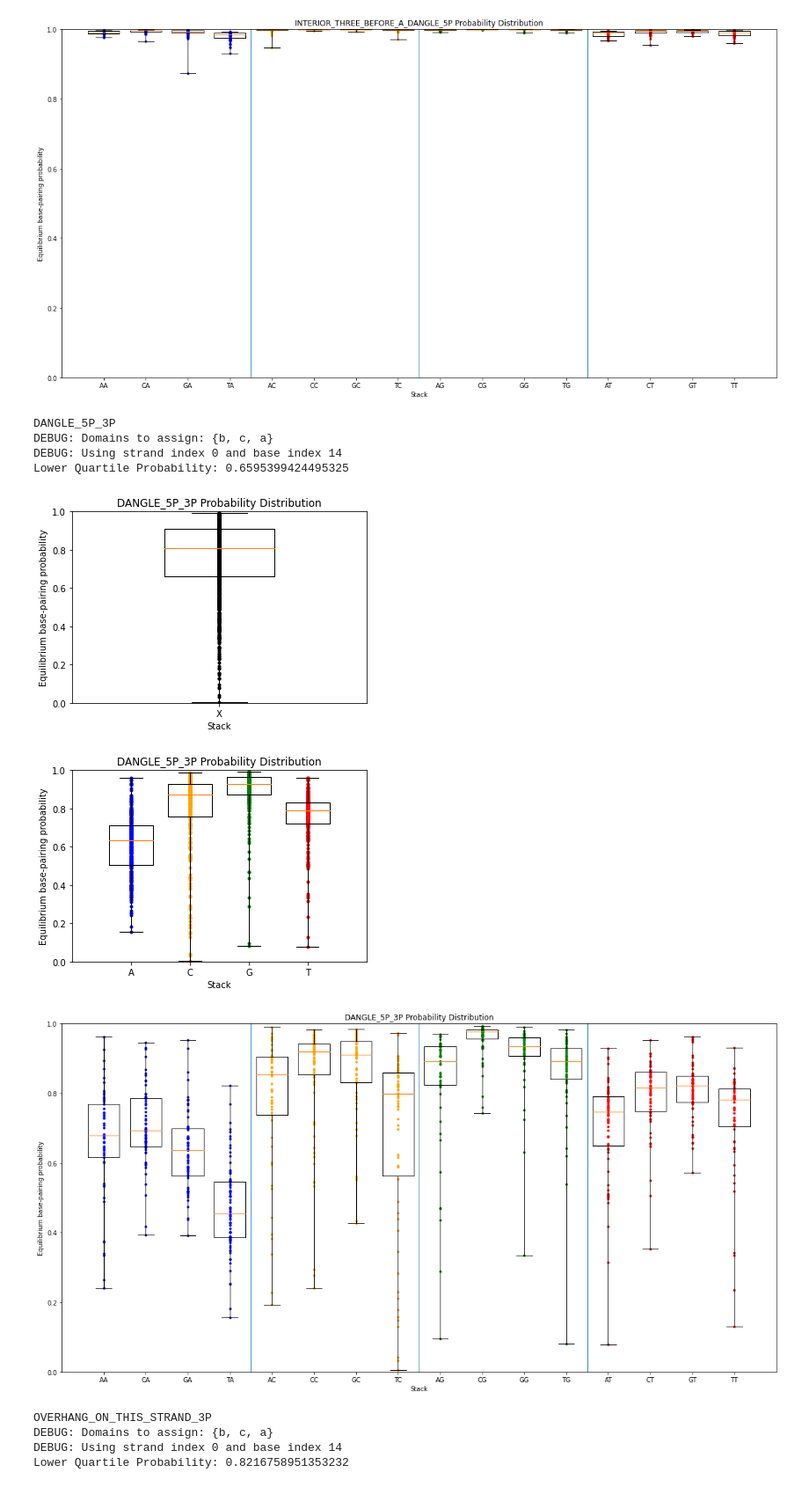
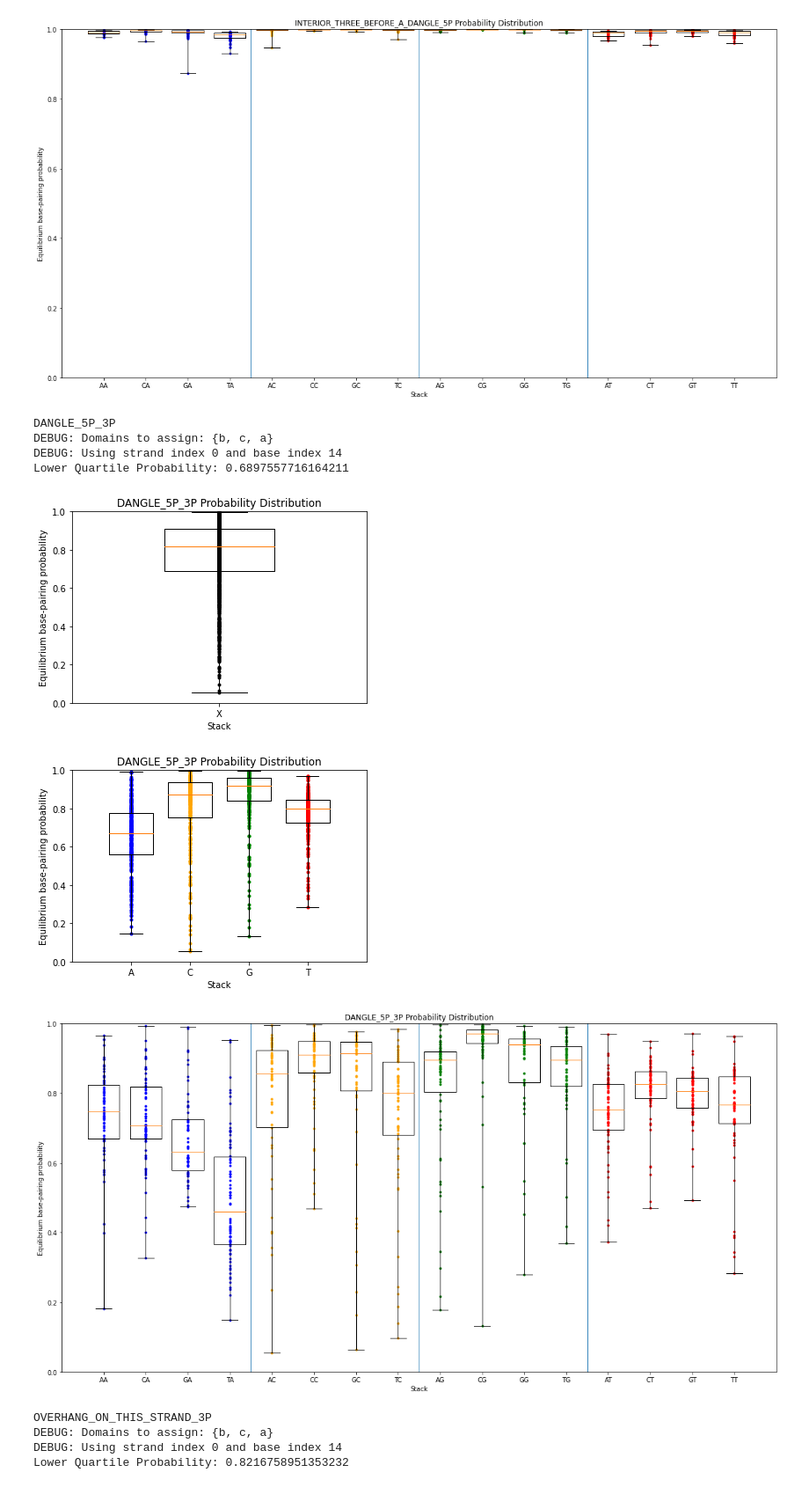
Before and after one commit to UC-Davis-molecular-computing/nuad, a Jupyter notebook: base_pair_probability.ipynb, the cells around one changed output. Shown at 88% size. Drawn from its saved outputs; the diff is of its cells as text; code cells hidden in the pictures.

```diff
--- a/base_pair_probability.ipynb
+++ b/base_pair_probability.ipynb
@@ -631,13 +626,6 @@ Lower Quartile Probability: 0.9916750626310642
 [figure]
 [figure]
 # %%
-# TODO:
-# Single stranded, make it all Ts and all Cs
-# Random sequence subject
-
-# TODO:
-# Overhang of lenth 1 vs overhang of length 15
-
 print('DANGLE_5P_3P')
 #                       a      b
 #                     0  14 15  29
@@ -655,43 +643,41 @@ print('DANGLE_5P_3P')
 #                     base pair
 
 #                       a      b
 #                     0  14 15  29
 #                     |   |  |   |
 #                    [-----##----->
 #                         C
 #                     |||||
 #                         G
 #                    <-----##-----]
 #                     |   |  |   |
 #                     59 45  44  30
 #                       a*    c
 #                         ^
 #                         |
 #                     base pair
 top_strand: dc.Strand = dc.Strand(['a', 'b'], name='top strand')
 bot_strand: dc.Strand = dc.Strand(['c', 'a*'], name='bot strand')
 strands = (top_strand, bot_strand)
 
-# TODO: How many mismatches are needed for dangle?
 mismatches = [
     (StrandBaseAddress(0,15), StrandBaseAddress(1,14)),
-    (StrandBaseAddress(0,16), StrandBaseAddress(1,13)),
-    (StrandBaseAddress(0,17), StrandBaseAddress(1,12)),
-    (StrandBaseAddress(0,18), StrandBaseAddress(1,11)),
-    (StrandBaseAddress(0,19), StrandBaseAddress(1,10)),
-
+#     (StrandBaseAddress(0,16), StrandBaseAddress(1,13)),
+#     (StrandBaseAddress(0,17), StrandBaseAddress(1,12)),
+#     (StrandBaseAddress(0,18), StrandBaseAddress(1,11)),
+#     (StrandBaseAddress(0,19), StrandBaseAddress(1,10)),
 ]
 
 dangle_5p_3p_bppr = nupack_base_pair_probabilities(strands, 14, 45, 'DANGLE_5P_3P', mismatches=mismatches)
 dangle_5p_3p_bppr.plot_all()
 # %% [output]
 DANGLE_5P_3P
 DEBUG: Domains to assign: {b, c, a}
 DEBUG: Using strand index 0 and base index 14
-Lower Quartile Probability: 0.6595399424495325
+Lower Quartile Probability: 0.6897557716164211
-[figure, old version]
+[figure, new version]
-[figure, old version]
+[figure, new version]
-[figure, old version]
+[figure, new version]
 # %%
 print('OVERHANG_ON_THIS_STRAND_3P')
 #                          ^
```
Also changed, not shown: parts of 8 cells of this notebook.
